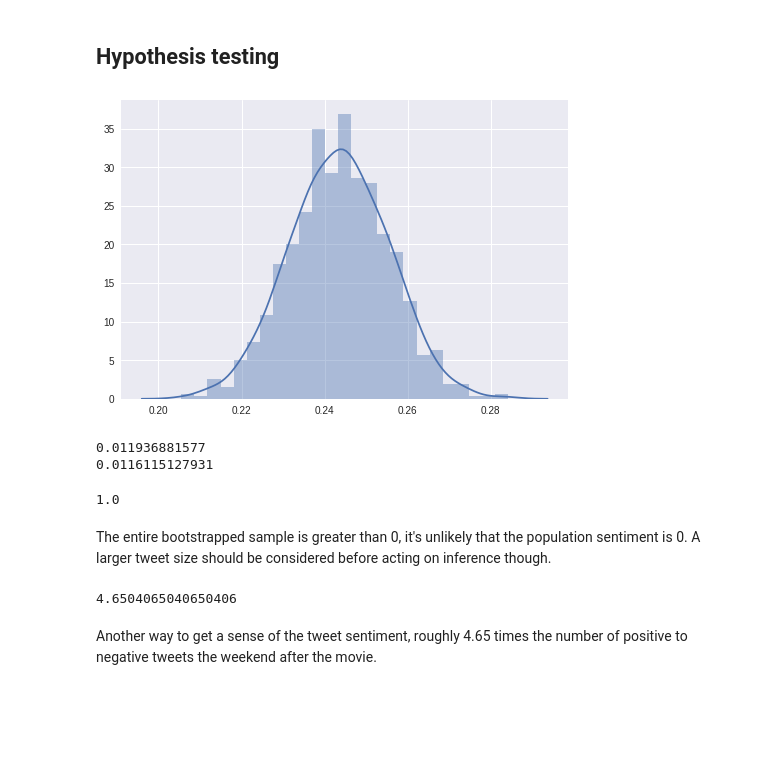
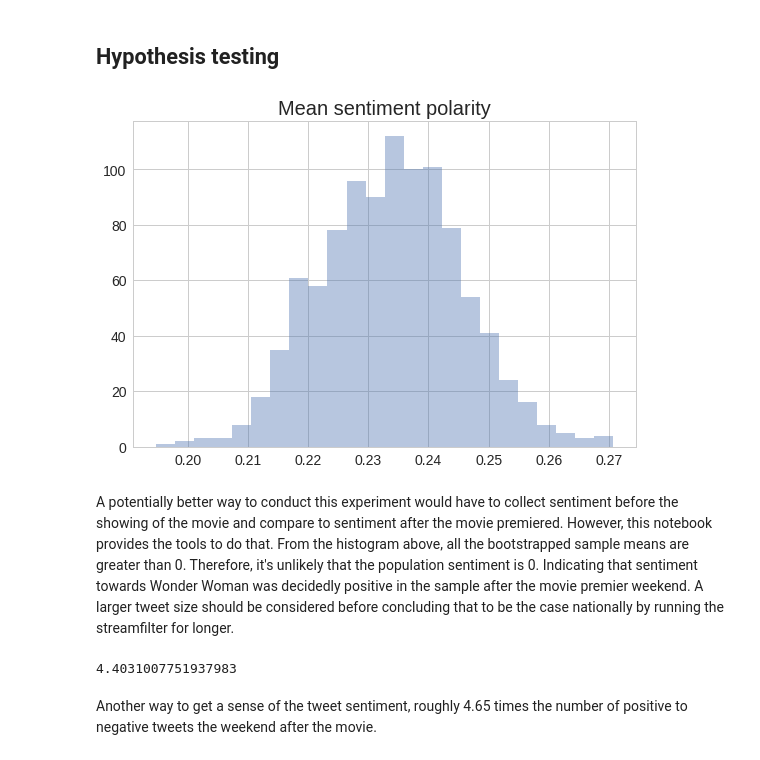
Before and after one commit to PrabhatCS/portfolio, a Jupyter notebook: tweet_analysis_2.ipynb, the cells around one changed output. Cells and saved outputs as stored; diff of their text form; code cells hidden in the pictures; blank space fills up the shorter version.

```diff
--- a/tweet_analysis_2.ipynb
+++ b/tweet_analysis_2.ipynb
@@ -65,17 +64,19 @@ def clean_text(text):
     text = nlp(text)
 
     # removes punctuation and pronouns, returns lemmatized word
+    lex = nlp.vocab['not']
+    lex.is_stop = False
     words=[]
     for word in text:
-        if word.pos_ != 'PUNCT' and word.lemma_ != '-PRON-' and not word.is_space:
+        if word.pos_ != 'PUNCT' and word.lemma_ != '-PRON-' and not word.is_space and not word.is_stop:
             words.append(word.lemma_)
 
-    # removes stop words
-    unigrams=[]
-    for word in words:
-        if word not in spacy.en.STOP_WORDS:
-            unigrams.append(word)
-
-    unigrams = [word for word in unigrams if word not in ['t', 's', "v", "'s" "n't"]]
+    unigrams = [word for word in words if word not in ['t', 's', "v", "'s" "n't", "want", "film", "bullet", "vs",
+                                                       "physics", "bracelet", "diana", "youtube", "box", "office",
+                                                       "get", "gal", "gadot", "one", "dc", "superhero", "wonder",
+                                                       "woman", "movie", "go", "see", "wonderwoman", "watch",
+                                                       "watching"
+                                                      ]
+               ]
 
     return unigrams
@@ -83,7 +97,7 @@ def clean_text(text):
 pd.set_option('display.width', 2000)
 pd.set_option('display.max_columns', 500)
 
-for i, item in enumerate(ww_df['text'].str.findall('.*Physics.*')):
+for i,item in islice(enumerate(ww_df['text'].str.findall('.*nearly.*')), 1500):
     if item != []:
-        print(i,item)
+        print(i, item)
 # %% [output]
@@ -147,3 +147,12 @@ Counter([word for line in trigram_phrases for word in line]).most_common(20)
+# %%
+from pylab import rcParams
+rcParams.update({'font.size' : 14, 'legend.fontsize' : "small",
+                 "xtick.labelsize" : 14, "ytick.labelsize" : 14,
+                 "figure.figsize":(9, 6), "axes.titlesize" : 20,
+                 "axes.labelsize" : 14, "lines.linewidth" : 3,
+                 "lines.markersize" : 10
+})
+sns.set_style("whitegrid")
 # %%
 tweet_words = [word for tweet in bigram_phrases for word in tweet]
 tweet_words = pd.Series(tweet_words)
@@ -235,29 +246,24 @@ def calc_stat(array, num_samples, func):
 # %%
 # test for how significant .241 is in sentiment value
 
 #draw_sample(polarities)
 pol_means = calc_stat(polarities, 1000, np.mean)
-sns.distplot(pol_means)
-plt.show()
-print(np.std(pol_means))
-print(np.std(polarities)/(1000**.5))
+sns.distplot(pol_means, kde = False)
 
 # prob the mean sentiment is greater than 0
-
 np.sum(np.array(pol_means) > 0)/len(pol_means)
+plt.title("Mean sentiment polarity")
+plt.show()
 # %% [output]
-[figure, old version]
+[figure, new version]
-0.011936881577
-0.0116115127931
-1.0
-# %% [markdown]
-The entire bootstrapped sample is greater than 0, it's unlikely that the population sentiment is 0. A larger tweet size should be considered before acting on inference though.
+# %% [markdown]
+A potentially better way to conduct this experiment would have to collect sentiment before the showing of the movie and compare to sentiment after the movie premiered. However, this notebook provides the tools to do that. From the histogram above, all the bootstrapped sample means are greater than 0. Therefore, it's unlikely that the population sentiment is 0. Indicating that sentiment towards Wonder Woman was decidedly positive in the sample after the movie premier weekend. A larger tweet size should be considered before concluding that to be the case nationally by running the streamfilter for longer.
 # %%
 # ratio of positive to negative tweets
 
 np.sum(pd.Series(polarities) > 0) / np.sum(pd.Series(polarities) < 0)
 # %% [output]
-4.6504065040650406
+4.4031007751937983
 # %% [markdown]
 Another way to get a sense of the tweet sentiment, roughly 4.65 times the number of positive to negative tweets the weekend after the movie.
 # %% [markdown]
```
Also changed, not shown: parts of 17 cells of this notebook, 1 other file.
